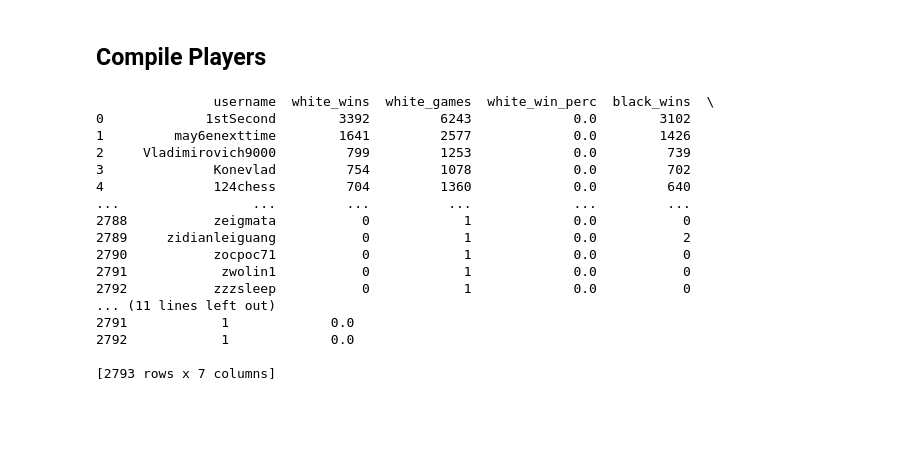
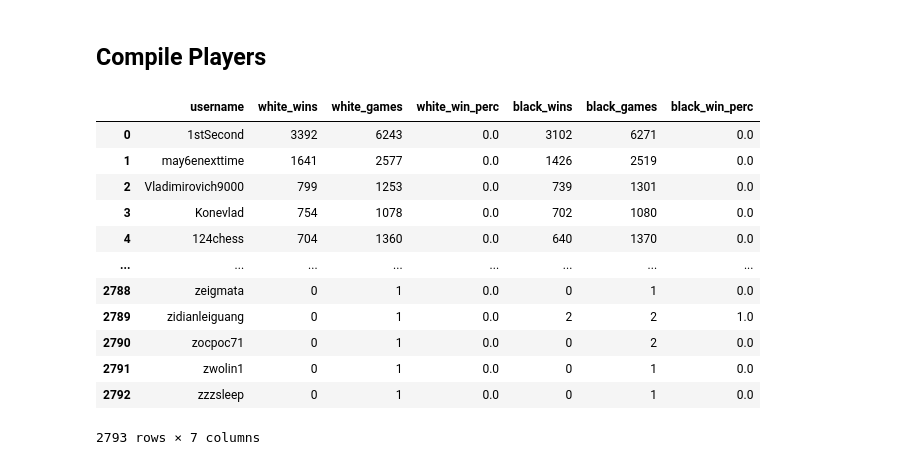
Before and after one commit to lastnode/nanodeg_p6_capstone, a Jupyter notebook: Analytics.ipynb, the cells around one changed output. Drawn from its saved outputs; the diff is of its cells as text; code cells hidden in the pictures; blank space fills up the shorter version.

```diff
--- a/Analytics.ipynb
+++ b/Analytics.ipynb
@@ -143,23 +138,19 @@ players_query = """ with white_players as (
                       """
 # %%
 players_df = ps.sqldf(players_query, locals())
-# %%
-print(players_df)
-# %% [output]
-               username  white_wins  white_games  white_win_perc  black_wins  \
-0             1stSecond        3392         6243             0.0        3102
-1         may6enexttime        1641         2577             0.0        1426
-2     Vladimirovich9000         799         1253             0.0         739
-3              Konevlad         754         1078             0.0         702
-4              124chess         704         1360             0.0         640
-...                 ...         ...          ...             ...         ...
-2788           zeigmata           0            1             0.0           0
-2789     zidianleiguang           0            1             0.0           2
-2790           zocpoc71           0            1             0.0           0
-2791            zwolin1           0            1             0.0           0
-2792           zzzsleep           0            1             0.0           0
-... (11 lines left out)
-2791            1             0.0
-2792            1             0.0
-
-[2793 rows x 7 columns]
+# %%
+players_df
+# %% [output]
+|  | username | white_wins | white_games | white_win_perc | black_wins | black_games | black_win_perc |
+| 0 | 1stSecond | 3392 | 6243 | 0.0 | 3102 | 6271 | 0.0 |
+| 1 | may6enexttime | 1641 | 2577 | 0.0 | 1426 | 2519 | 0.0 |
+| 2 | Vladimirovich9000 | 799 | 1253 | 0.0 | 739 | 1301 | 0.0 |
+| 3 | Konevlad | 754 | 1078 | 0.0 | 702 | 1080 | 0.0 |
+| 4 | 124chess | 704 | 1360 | 0.0 | 640 | 1370 | 0.0 |
+| ... | ... | ... | ... | ... | ... | ... | ... |
+| 2788 | zeigmata | 0 | 1 | 0.0 | 0 | 1 | 0.0 |
+| 2789 | zidianleiguang | 0 | 1 | 0.0 | 2 | 2 | 1.0 |
+| 2790 | zocpoc71 | 0 | 1 | 0.0 | 0 | 2 | 0.0 |
+| 2791 | zwolin1 | 0 | 1 | 0.0 | 0 | 1 | 0.0 |
+| 2792 | zzzsleep | 0 | 1 | 0.0 | 0 | 1 | 0.0 |
+2793 rows × 7 columns
```
Also changed, not shown: parts of 2 cells of this notebook.
